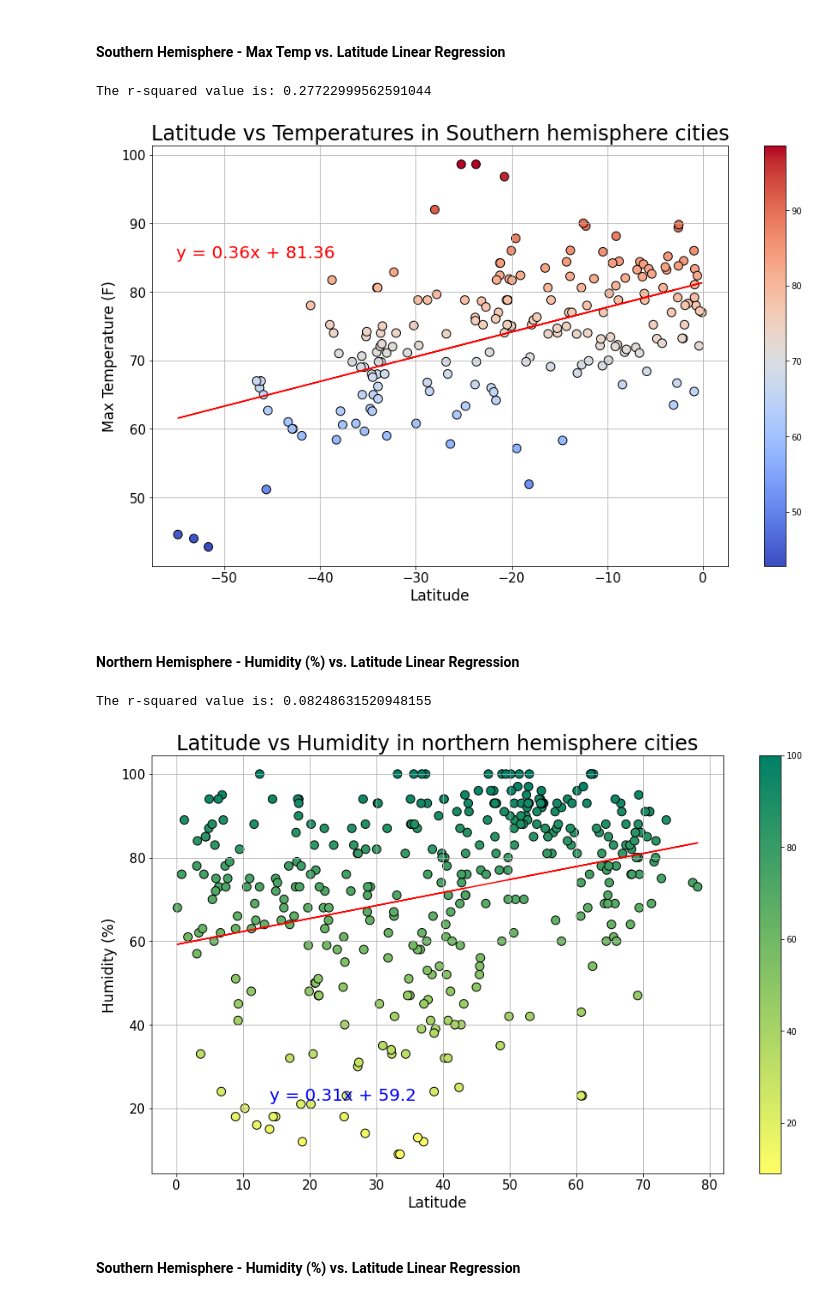
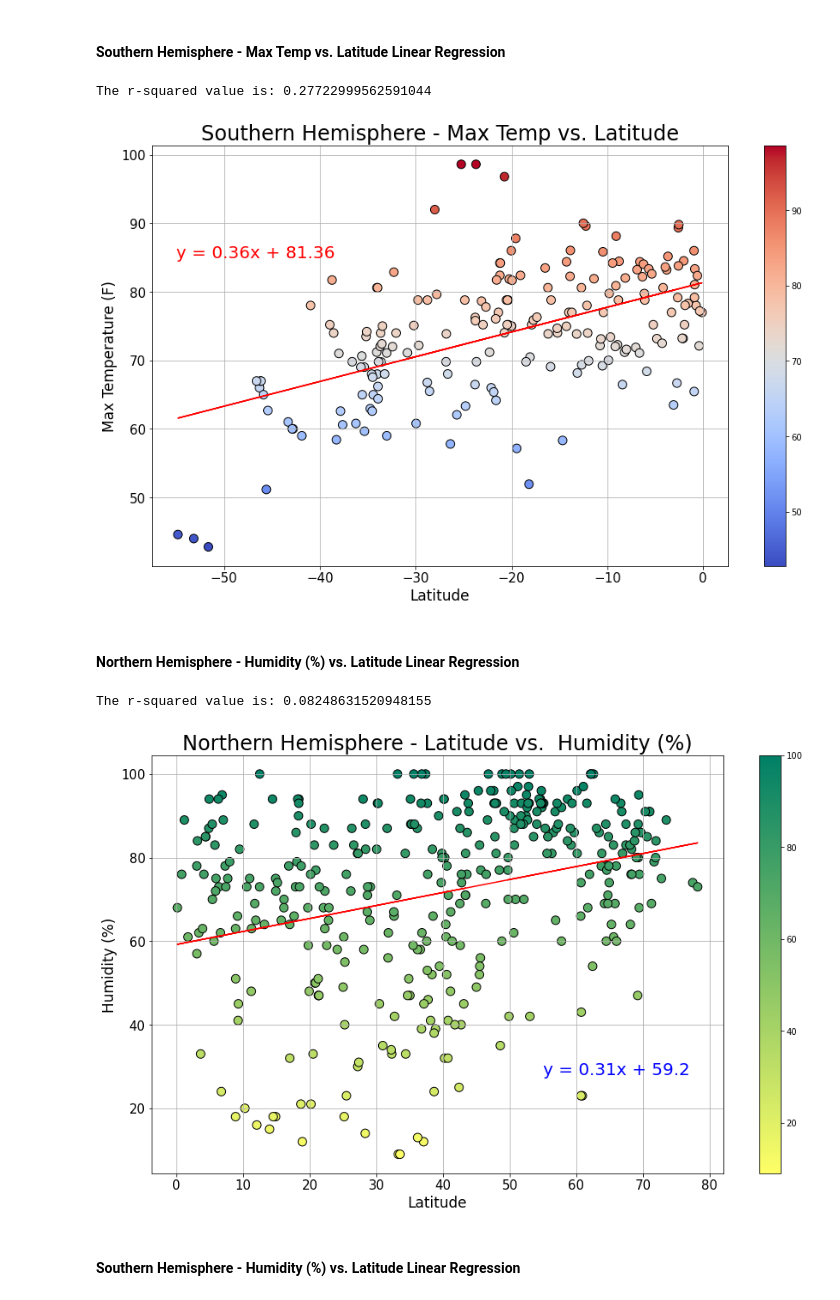
Before and after one commit to crogar/python-api-challenge, a Jupyter notebook: WeatherPy/WeatherPy.ipynb, the cells around one changed output. Cells and saved outputs as stored; diff of their text form; code cells hidden in the pictures.

```diff
--- a/WeatherPy/WeatherPy.ipynb
+++ b/WeatherPy/WeatherPy.ipynb
@@ -270,7 +270,7 @@ line_eq = "y = " + str(round(slope,2)) + "x + " + str(round(intercept,2))
 
 plt.figure(figsize=(15,9))
 plt.grid()
-plt.title("Latitude vs Temperatures in Southern hemisphere cities", fontsize=24, )
+plt.title("Southern Hemisphere - Max Temp vs. Latitude", fontsize=24, )
 plt.scatter(s_lats,s_temps, s=100, c=s_temps, cmap='coolwarm', edgecolors="black")
 plt.plot(s_lats,regress_values,"r-")
 
@@ -283,33 +283,33 @@ plt.colorbar()
 print(f"The r-squared value is: {rvalue**2}")
 # %% [output]
 The r-squared value is: 0.27722999562591044
-[figure, old version]
+[figure, new version]
 # %% [markdown]
 ####  Northern Hemisphere - Humidity (%) vs. Latitude Linear Regression
 # %%
 n_lats = northern_hemisphere_df['Lat']  # latitudes for cities in the northern hemisphere
 n_humidity = northern_hemisphere_df["Humidity"]
 
 (slope, intercept, rvalue, pvalue, stderr) = linregress(n_lats, n_humidity)
 
 regress_values = n_lats * slope + intercept
 line_eq = "y = " + str(round(slope,2)) + "x + " + str(round(intercept,2))
 
 plt.figure(figsize=(15,9))
 plt.grid()
-plt.title("Latitude vs Humidity in northern hemisphere cities", fontsize=24, )
+plt.title("Northern Hemisphere - Latitude vs.  Humidity (%)", fontsize=24, )
 plt.scatter(n_lats,n_humidity, s=100, c=n_humidity, cmap='summer_r', edgecolors="black")
 plt.plot(n_lats,regress_values,"r-")
 
-plt.annotate(line_eq,(14,22),fontsize=20,color="blue")
+plt.annotate(line_eq,(55,28),fontsize=20,color="blue")
 plt.xlabel("Latitude", fontsize=17)
 plt.ylabel("Humidity (%)", fontsize=17)
 plt.xticks(fontsize= 15)
 plt.yticks(fontsize= 15);
 plt.colorbar()
 print(f"The r-squared value is: {rvalue**2}")
 # %% [output]
 The r-squared value is: 0.08248631520948155
-[figure, old version]
+[figure, new version]
 # %% [markdown]
 ####  Southern Hemisphere - Humidity (%) vs. Latitude Linear Regression
```
Also changed, not shown: parts of 2 cells of this notebook.
